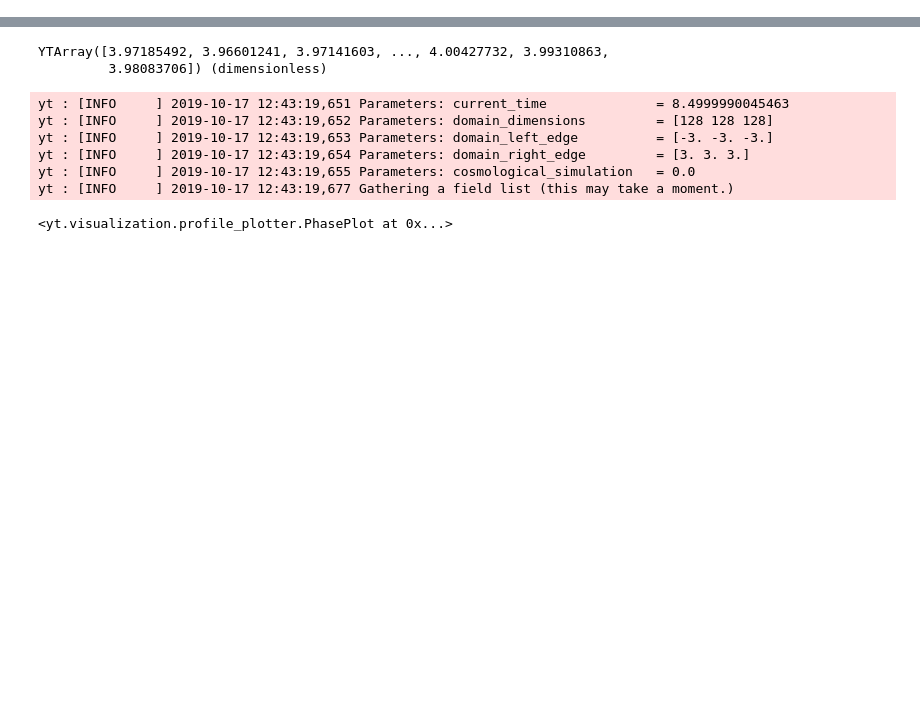
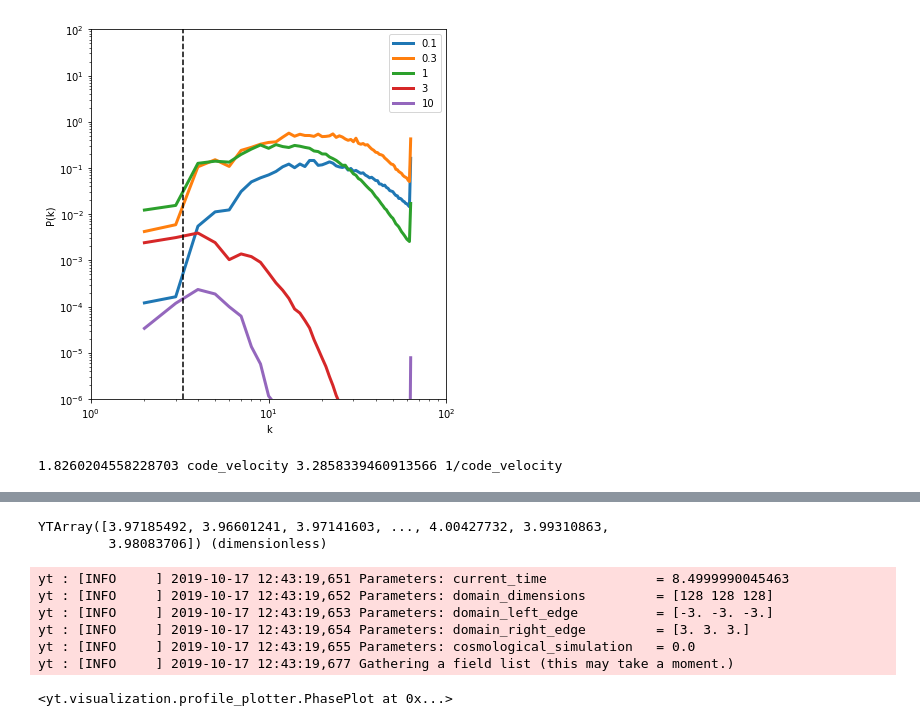
Before and after one commit to ibutsky/thermal_instabilities, a Jupyter notebook: analysis/test.ipynb, the cells around one changed output, grey strips where cells are left out. Saved outputs shown, nothing was run; the diff lists cells and outputs as text; code cells hidden in the pictures; blank space fills up the shorter version.

```diff
--- a/analysis/test.ipynb
+++ b/analysis/test.ipynb
@@ -153,0 +188,12 @@ yt : [WARNING  ] 2019-10-22 11:17:00,551 Switching to symlog colorbar scaling un
+# %%
+output_list = 5*[30]
+tctf_list   = [0.1, 0.3, 1, 3, 10]
+beta_list   = ['inf', 'inf', 'inf', 'inf', 'inf', 'inf']
+#beta_list  = 5*[4]
+
+label_list = tctf_list
+
+
+plot_power_spectrum('drho', output_list = output_list, tctf_list = tctf_list, beta_list = beta_list, \
+                    label_list = label_list)
+# %% [output]
@@ -153,0 +217,13 @@ yt : [WARNING  ] 2019-10-22 11:17:00,551 Switching to symlog colorbar scaling un
+[figure, added]
+# %%
+ad = ds.all_data()
+ad[('sound_speed')].in_units('km/s')
+reg = ds.r[:, :, 1]
+#reg[('gas', 'z')].in_units('kpc')
+cs = np.mean(reg[('gas', 'sound_speed')].in_units('code_velocity'))
+
+lh = 1 * cs
+kh = 6 / lh
+print(lh, kh)
+# %% [output]
+1.8260204558228703 code_velocity 3.2858339460913566 1/code_velocity
```
Also changed, not shown: parts of 17 cells of this notebook, 5 other files.
